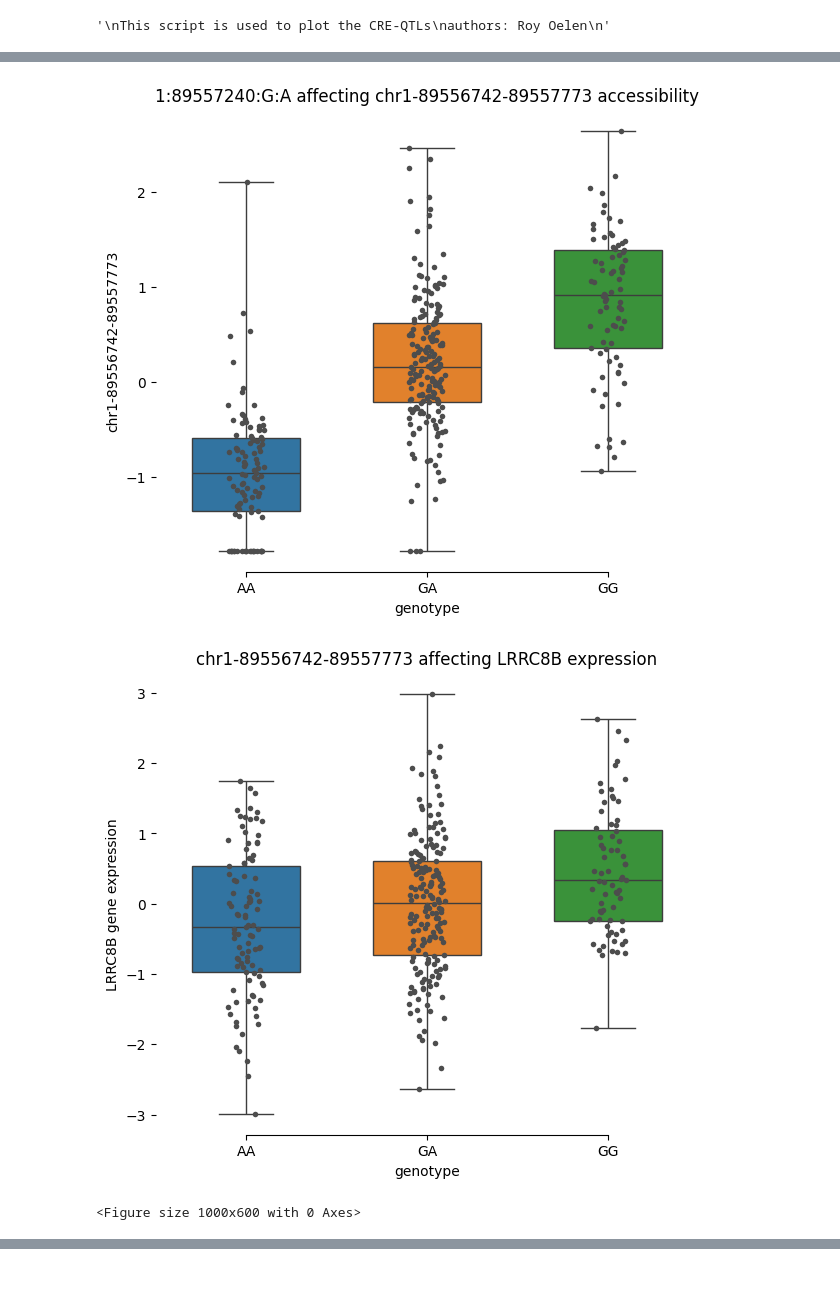
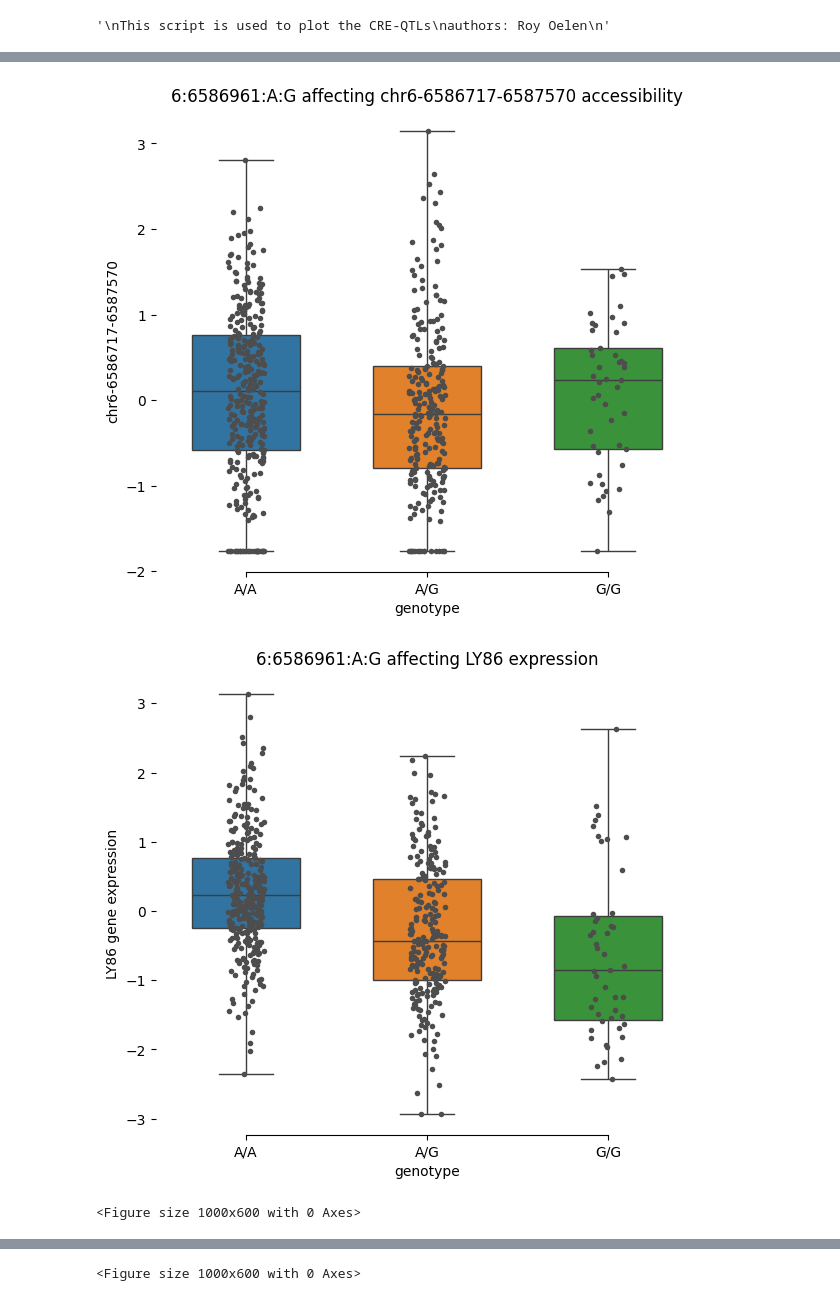
Before and after one commit to molgenis/wijst_multiome, a Jupyter notebook: qtl/mo_plot_qtls.ipynb, the cells around one changed output, grey strips where cells are left out. Saved outputs shown, nothing was run; the diff lists cells and outputs as text; code cells hidden in the pictures.

Commit message:
- update plots for B

```diff
--- a/qtl/mo_plot_qtls.ipynb
+++ b/qtl/mo_plot_qtls.ipynb
@@ -283,7 +283,7 @@ atac_data_loc = '/groups/umcg-franke-scrna/tmp04/projects/multiome/ongoing/qtl/c
 atac_data = pd.read_csv(atac_data_loc, header = 0, sep = '\t', index_col = 0)
 # %%
 # location of the g2e
-atac_smf_loc = '/groups/umcg-franke-scrna/tmp04/projects/multiome/ongoing/qtl/caqtl/sc-eqtlgen/input/L1/24hCA/smf.txt'
+atac_smf_loc = '/groups/umcg-franke-scrna/tmp04/projects/multiome/ongoing/qtl/interaction_caqtl/sc-eqtlgen/input/L1/smf.txt'
 # for both of them
 rna_smf_loc = '/groups/umcg-franke-scrna/tmp04/projects/multiome/ongoing/qtl/interaction_eqtl/sc-eqtlgen/input/L1/combined/smf.txt'
 # read both of them
@@ -322,9 +323,9 @@ interaction_table.to_csv('/groups/umcg-franke-scrna/tmp04/users/umcg-roelen/sing
 caqtl_table = get_qtl_table(omics=atac_data,
                  genotypes=genotypes,
                  omics_smf=atac_smf,
-                 omics_feature='chr1-89556742-89557773',
-                 variant='1:89557240:G:A')
+                 omics_feature='chr6-6586717-6587570',
+                 variant='6:6586961:A:G')
 # add a binary genotype
-caqtl_table['Genotype'] = caqtl_table['genotype'].map({0.0 : 'GG', 1.0 : 'GA', 2.0 : 'AA'})
+caqtl_table['Genotype'] = caqtl_table['genotype'].map({0.0 : 'A/A', 1.0 : 'A/G', 2.0 : 'G/G'})
 # and sort
 caqtl_table = caqtl_table.sort_values('Genotype')
@@ -370,35 +356,69 @@ interaction_table.to_csv('/groups/umcg-franke-scrna/tmp04/users/umcg-roelen/sing
+# %%
+# get the location of the annotations for stimulation status
+stim_status_loc = '/groups/umcg-franke-scrna/tmp04/projects/multiome/ongoing/metadata/mo_sample_to_stim.tsv.gz'
+# read the stimulation status
+stim_status = pd.read_csv(stim_status_loc, header = 0, sep = '\t', index_col = 0)
+# add the sample identier in the interaction format to the status table
+stim_status['sample_lane'] = stim_status['donor'] + ';;' + stim_status['lane']
+# add the stimulation status to the interaction table
+interaction_table = interaction_table.merge(stim_status[['sample_lane', 'condition']], how = 'left', left_on = 'sample', right_on = 'sample_lane')
+# and the qtl tables
+caqtl_table = caqtl_table.merge(stim_status[['sample_lane', 'condition']], how = 'left', left_on = 'sample', right_on = 'sample_lane')
+eqtl_table = eqtl_table.merge(stim_status[['sample_lane', 'condition']], how = 'left', left_on = 'sample', right_on = 'sample_lane')
 # %%
 # set plots
 f, ax = plt.subplots(figsize=(7, 6))
 # now create the plot
-sb = sns.boxplot(x="Genotype", y="omics", hue="Genotype", data=caqtl_table, whis=[0, 100], width=.6).set(title = ' '.join(['1:89557240:G:A', 'affecting', 'chr1-89556742-89557773', 'accessibility']))
+sb = sns.boxplot(x="Genotype", y="omics", hue="Genotype", data=caqtl_table, whis=[0, 100], width=.6).set(title = ' '.join(['6:6586961:A:G', 'affecting', 'chr6-6586717-6587570', 'accessibility']))
 # Add in points to show each observation
 sp = sns.stripplot(x="Genotype", y="omics", data=caqtl_table, size=4, color=".3", linewidth=0)
 # Tweak the visual presentation
 ax.xaxis.grid(False)
-ax.set(ylabel='chr1-89556742-89557773', xlabel='genotype')
+ax.set(ylabel='chr6-6586717-6587570', xlabel='genotype')
 sns.despine(trim=True, left=True)
+f.savefig('/groups/umcg-franke-scrna/tmp04/users/umcg-roelen/singularity/rstudio-server/simulated_home/plots/mo_monocyte_ly86_caqtl.pdf')
 
 # set plots
 f, ax = plt.subplots(figsize=(7, 6))
 # now create the plot
-sb = sns.boxplot(x="Genotype", y="omics", hue="Genotype", data=eqtl_reg_table, whis=[0, 100], width=.6).set(title = ' '.join(['chr1-89556742-89557773', 'affecting', 'LRRC8B', 'expression']))
+sb = sns.boxplot(x="Genotype", y="omics", hue="Genotype", data=eqtl_table, whis=[0, 100], width=.6).set(title = ' '.join(['6:6586961:A:G', 'affecting', 'LY86', 'expression']))
 # Add in points to show each observation
-sp = sns.stripplot(x="Genotype", y="omics", data=eqtl_reg_table, size=4, color=".3", linewidth=0)
+sp = sns.stripplot(x="Genotype", y="omics", data=eqtl_table, size=4, color=".3", linewidth=0)
 # Tweak the visual presentation
 ax.xaxis.grid(False)
-ax.set(ylabel='LRRC8B gene expression', xlabel='genotype')
+ax.set(ylabel='LY86 gene expression', xlabel='genotype')
 sns.despine(trim=True, left=True)
+f.savefig('/groups/umcg-franke-scrna/tmp04/users/umcg-roelen/singularity/rstudio-server/simulated_home/plots/mo_monocyte_ly86_eqtl.pdf')
 
 # plot the interaction
 plt.figure(figsize=(10, 6))
-sns.lmplot(data=interaction_table, x='omics2', y='omics1', hue='Genotype', ci=None, scatter_kws={'s': 10, 'alpha': 0.5})
+sns_p = sns.lmplot(data=interaction_table, x='omics2', y='omics1', hue='Genotype', ci=None, scatter_kws={'s': 10, 'alpha': 0.5})
 plt.title('Gene expression vs open chromatin per genotype')
-plt.xlabel('chr1-89556742-89557773')
-plt.ylabel('LRRC8B gene expression')
+plt.xlabel('chr6-6586717-6587570')
+plt.ylabel('LY86 gene expression')
 plt.grid(True)
 plt.show()
+sns_p.savefig('/groups/umcg-franke-scrna/tmp04/users/umcg-roelen/singularity/rstudio-server/simulated_home/plots/mo_monocyte_ly86_interaction_gt.pdf')
+
+# plot the without the interaction
+plt.figure(figsize=(10, 6))
+sns_p = sns.lmplot(data=interaction_table, x='omics2', y='omics1', ci=None, scatter_kws={'s': 10, 'alpha': 0.5})
+plt.title('Gene expression vs open chromatin')
+plt.xlabel('Normalized chromatin openness at chr6-6586717-6587570')
+plt.ylabel('Normalized LY86 gene expression')
+plt.grid(True)
+plt.show()
+sns_p.savefig('/groups/umcg-franke-scrna/tmp04/users/umcg-roelen/singularity/rstudio-server/simulated_home/plots/mo_monocyte_ly86_interaction.pdf')
+
+plt.figure(figsize=(10, 6))
+sns_p = sns.lmplot(data=interaction_table, x='omics2', y='omics1', hue='condition', ci=None, scatter_kws={'s': 10, 'alpha': 0.5})
+plt.title('Gene expression vs open chromatin')
+plt.xlabel('Normalized chromatin openness at chr6-6586717-6587570')
+plt.ylabel('Normalized LY86 gene expression')
+plt.grid(True)
+plt.show()
+sns_p.savefig('/groups/umcg-franke-scrna/tmp04/users/umcg-roelen/singularity/rstudio-server/simulated_home/plots/mo_monocyte_ly86_interaction_condition_condition.pdf')
 # %% [output]
-[figure, old version]
+[figure, new version]
-[figure, old version]
+[figure, new version]
 <Figure size 1000x600 with 0 Axes>
@@ -405,0 +426 @@ plt.show()
+<Figure size 1000x600 with 0 Axes>
```
Also changed, not shown: parts of 29 cells of this notebook.
